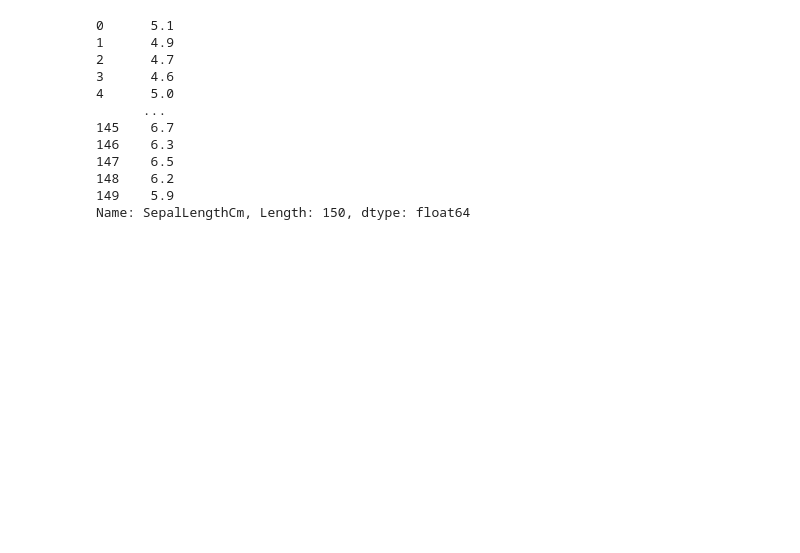
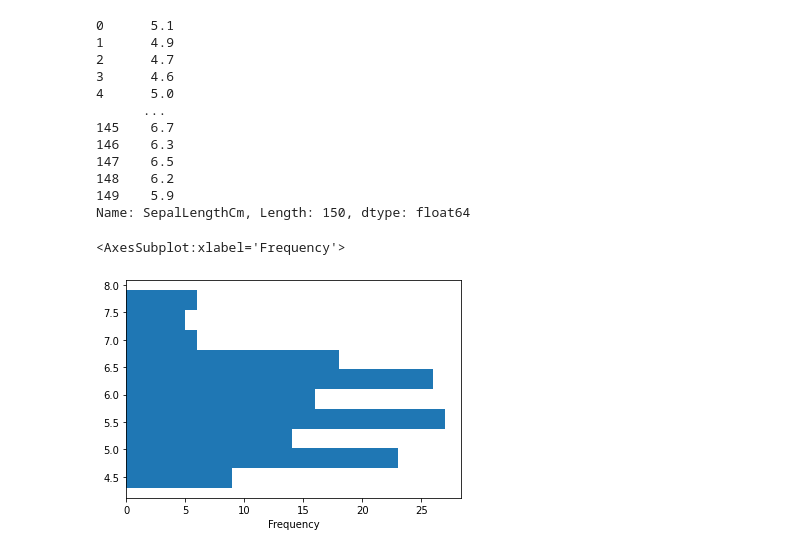
Before and after one commit to FazlullahBokhari/python-Labraries, a Jupyter notebook: Matplotlib .ipynb, the cells around one changed output. Cells and saved outputs as stored; diff of their text form; code cells hidden in the pictures; blank space fills up the shorter version.

```diff
--- a/Matplotlib .ipynb
+++ b/Matplotlib .ipynb
@@ -126,3 +126,8 @@ df['SepalLengthCm']
 148    6.2
 149    5.9
 Name: SepalLengthCm, Length: 150, dtype: float64
+# %%
+df['SepalLengthCm'].plot(kind='hist',orientation = 'horizontal')
+# %% [output]
+<AxesSubplot:xlabel='Frequency'>
+[figure, added]
```
Also changed, not shown: parts of 5 cells of this notebook.
